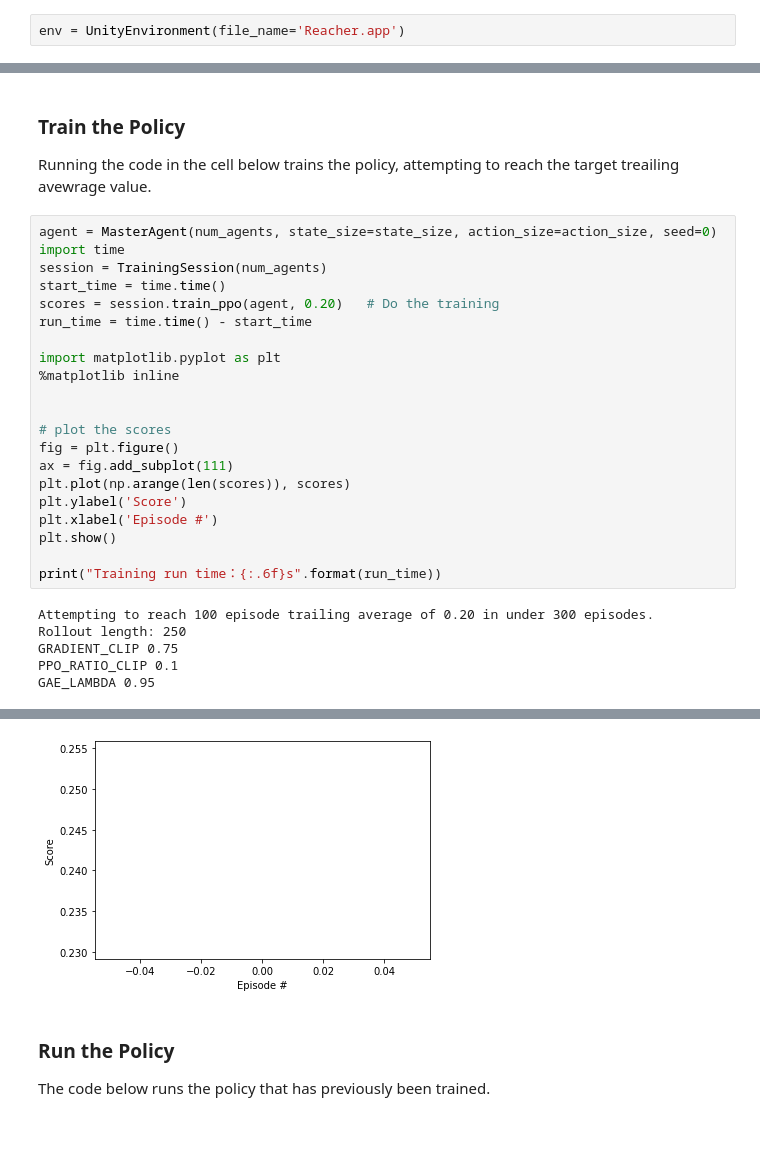
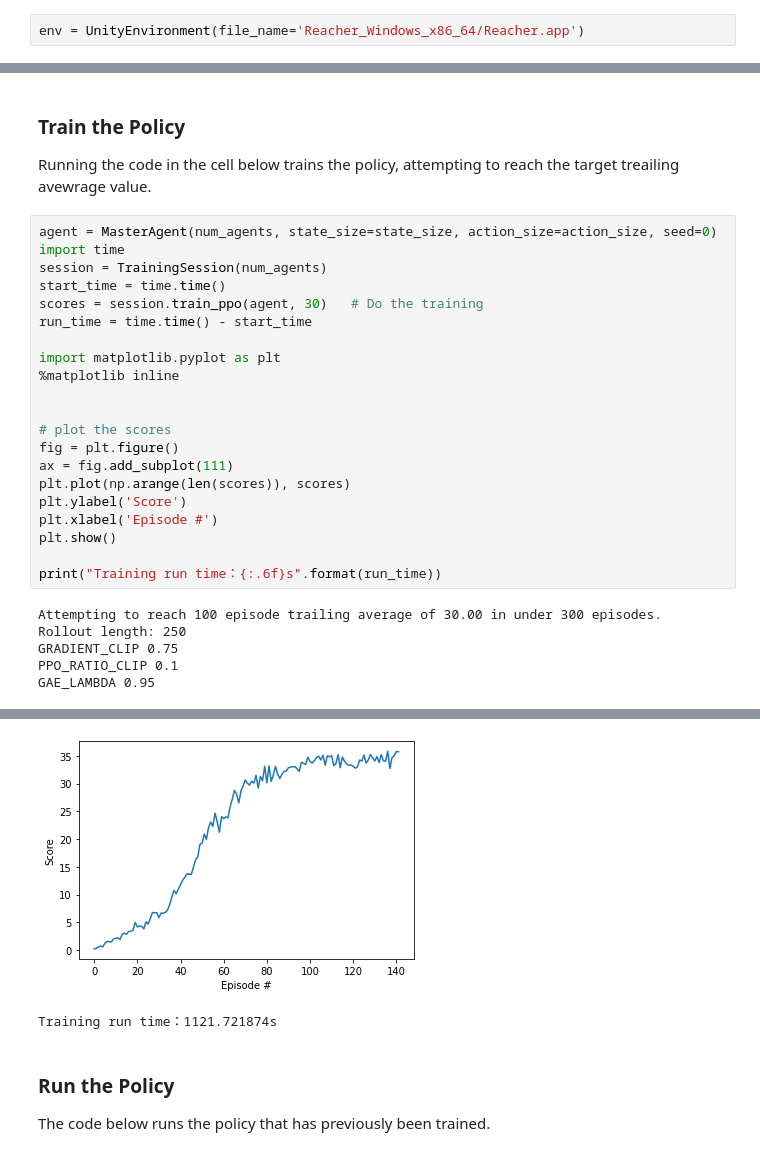
Before and after one commit to bailehang/UDACity2, a Jupyter notebook: Continuous_Control_cpu.ipynb, the cells around one changed output, grey strips where cells are left out. Drawn from its saved outputs; the diff is of its cells as text.

````diff
--- a/Continuous_Control_cpu.ipynb
+++ b/Continuous_Control_cpu.ipynb
@@ -27,7 +27,7 @@ For instance, if you are using a Mac, then you downloaded `Reacher.app`.  If thi
 env = UnityEnvironment(file_name="Reacher.app")
 ```
 # %%
-env = UnityEnvironment(file_name='Reacher.app')
+env = UnityEnvironment(file_name='Reacher_Windows_x86_64/Reacher.app')
 # %% [output]
 INFO:unityagents:
 'Academy' started successfully!
@@ -528,7 +528,7 @@ agent = MasterAgent(num_agents, state_size=state_size, action_size=action_size,
 import time
 session = TrainingSession(num_agents)
 start_time = time.time()
-scores = session.train_ppo(agent, 0.20)   # Do the training
+scores = session.train_ppo(agent, 30)   # Do the training
 run_time = time.time() - start_time
 
 import matplotlib.pyplot as plt
@@ -545,7 +545,7 @@ plt.show()
 
 print("Training run time：{:.6f}s".format(run_time))
 # %% [output]
-Attempting to reach 100 episode trailing average of 0.20 in under 300 episodes.
+Attempting to reach 100 episode trailing average of 30.00 in under 300 episodes.
 Rollout length: 250
 GRADIENT_CLIP 0.75
 PPO_RATIO_CLIP 0.1
@@ -558,4 +570,5 @@ Training run time：8.028068s
-[figure, old version]
+[figure, new version]
+Training run time：1121.721874s
 # %% [markdown]
 ### Run the Policy
 The code below runs the policy that has previously been trained.
````
Also changed, not shown: parts of 3 cells of this notebook, 2 other files.
